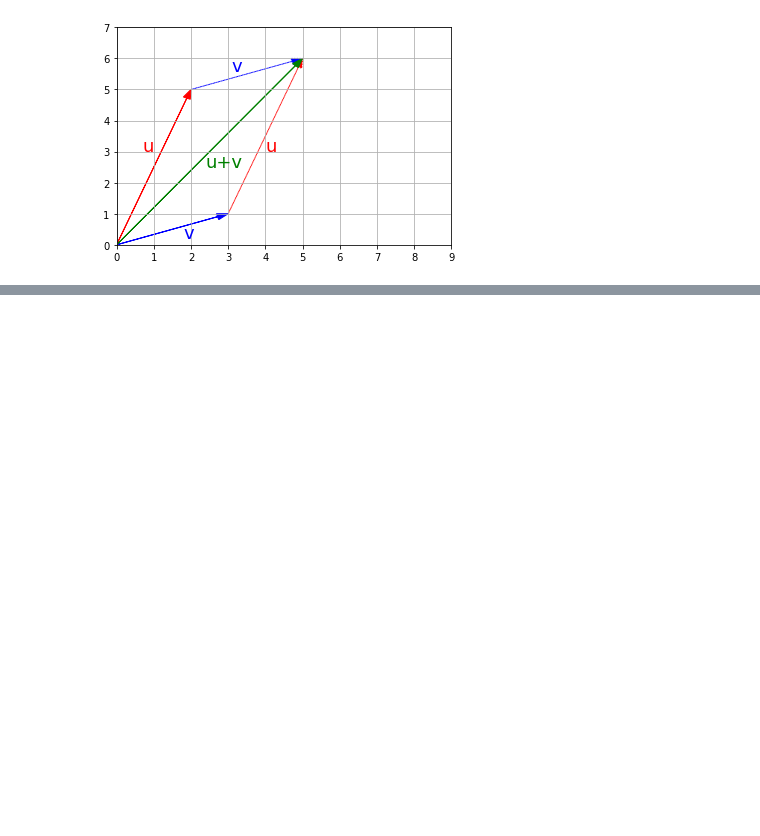
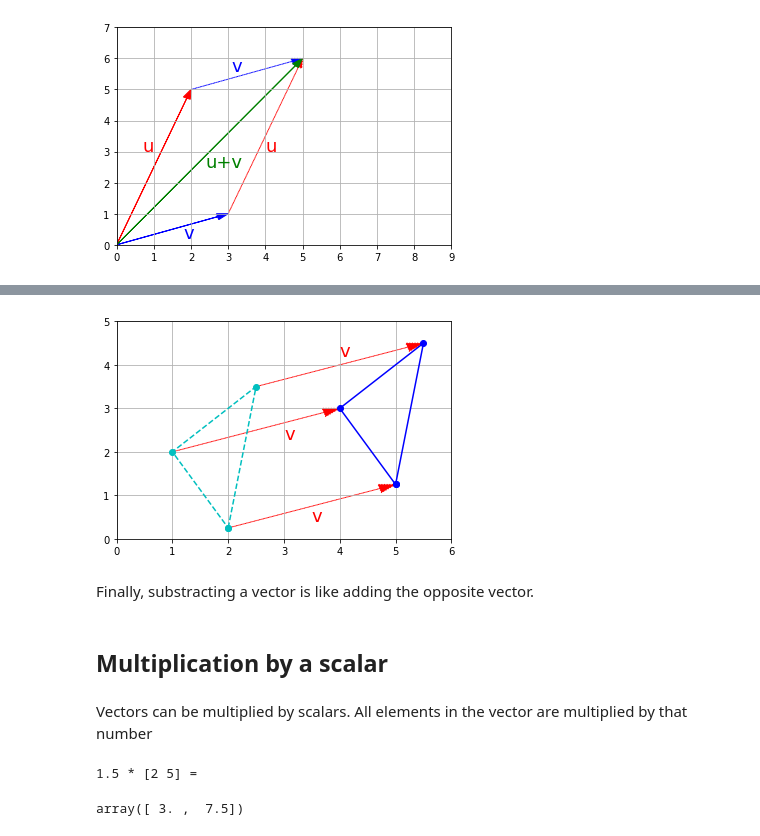
Before and after one commit to Hustada/handson-ml-Training_Linear_Models, a Jupyter notebook: ML Math.ipynb, the cells around one changed output, grey strips where cells are left out. Drawn from its saved outputs; the diff is of its cells as text; code cells hidden in the pictures; blank space fills up the shorter version.

```diff
--- a/ML Math.ipynb
+++ b/ML Math.ipynb
@@ -166,0 +171,41 @@ plt.show()
+# %%
+t1 = np.array([2, 0.25])
+t2 = np.array([2.5, 3.5])
+t3 = np.array([1, 2])
+
+x_coords, y_coords = zip(t1, t2, t3, t1)
+plt.plot(x_coords, y_coords, "c--", x_coords, y_coords, "co")
+
+plot_vector2d(v, t1, color="r", linestyle=":")
+plot_vector2d(v, t2, color="r", linestyle=":")
+plot_vector2d(v, t3, color="r", linestyle=":")
+
+t1b = t1 + v
+t2b = t2 + v
+t3b = t3 + v
+
+x_coords_b, y_coords_b = zip(t1b, t2b, t3b, t1b)
+plt.plot(x_coords_b, y_coords_b, "b-", x_coords_b, y_coords_b, "bo")
+
+plt.text(4, 4.2, "v", color="r", fontsize=18)
+plt.text(3, 2.3, "v", color="r", fontsize=18)
+plt.text(3.5, 0.4, "v", color="r", fontsize=18)
+
+plt.axis([0, 6, 0, 5])
+plt.grid()
+plt.show()
+# %% [output]
+[figure, added]
+# %% [markdown]
+Finally, substracting a vector is like adding the opposite vector.
+# %% [markdown]
+## Multiplication by a scalar
+# %% [markdown]
+Vectors can be multiplied by scalars. All elements in the vector are multiplied by that number
+# %%
+print("1.5 *", u, "=")
+
+1.5 * u
+# %% [output]
+1.5 * [2 5] =
+array([ 3. ,  7.5])
```
Also changed, not shown: parts of 21 cells of this notebook.
